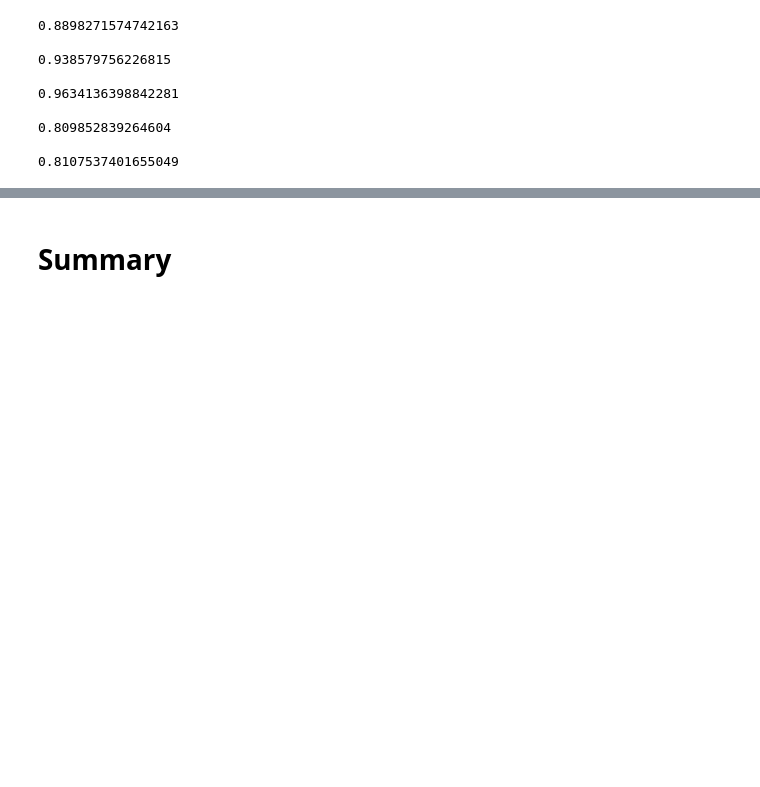
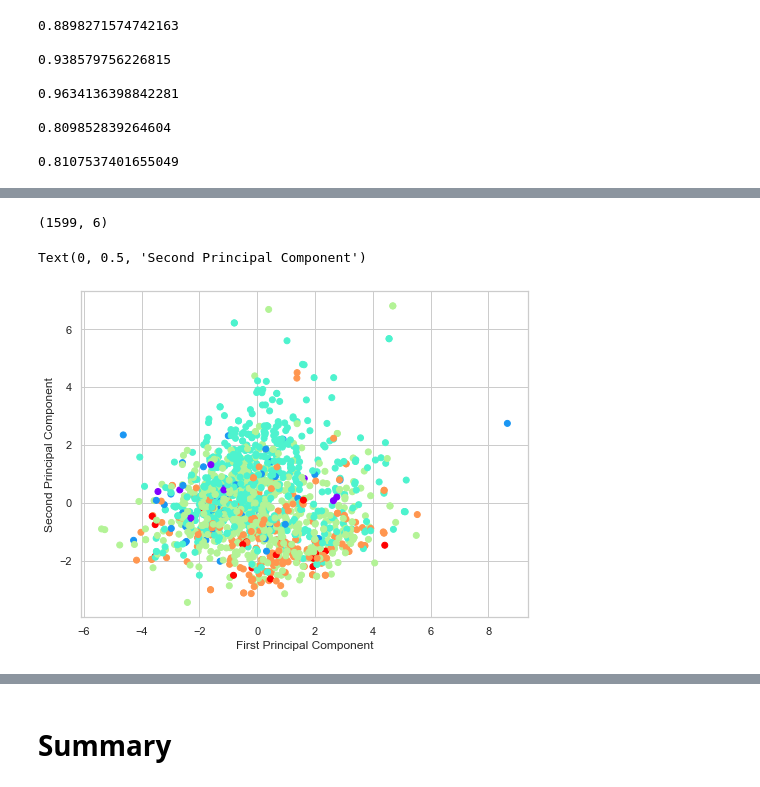
Before and after one commit to Chizzy-codes/Red-Wine-Quality-ML-Model, a Jupyter notebook: Red WIne Predictive model.ipynb, the cells around one changed output, grey strips where cells are left out. Saved outputs shown, nothing was run; the diff lists cells and outputs as text; code cells hidden in the pictures; blank space fills up the shorter version.

```diff
--- a/Red WIne Predictive model.ipynb
+++ b/Red WIne Predictive model.ipynb
@@ -1354,0 +1401,25 @@ print(lr_val.mean())
+# %%
+# PCA for feature ranking
+from sklearn.preprocessing import StandardScaler
+
+dfx = reddf.drop(['quality', 'verdict'], axis=1)
+
+scaler = StandardScaler()
+scaler.fit(dfx)
+nw = scaler.transform(dfx)
+
+pca = PCA(6)
+pca.fit(nw)
+X_pca = pca.transform(nw)
+# %%
+
+print(X_pca.shape)
+
+plt.figure(figsize=(8,6))
+plt.scatter(x=X_pca[:, 0], y= X_pca[:, 1], c=reddf['quality'], cmap='rainbow')
+plt.xlabel('First Principal Component')
+plt.ylabel('Second Principal Component')
+# %% [output]
+(1599, 6)
+Text(0, 0.5, 'Second Principal Component')
+[figure, added]
```
Also changed, not shown: parts of 26 cells of this notebook.
